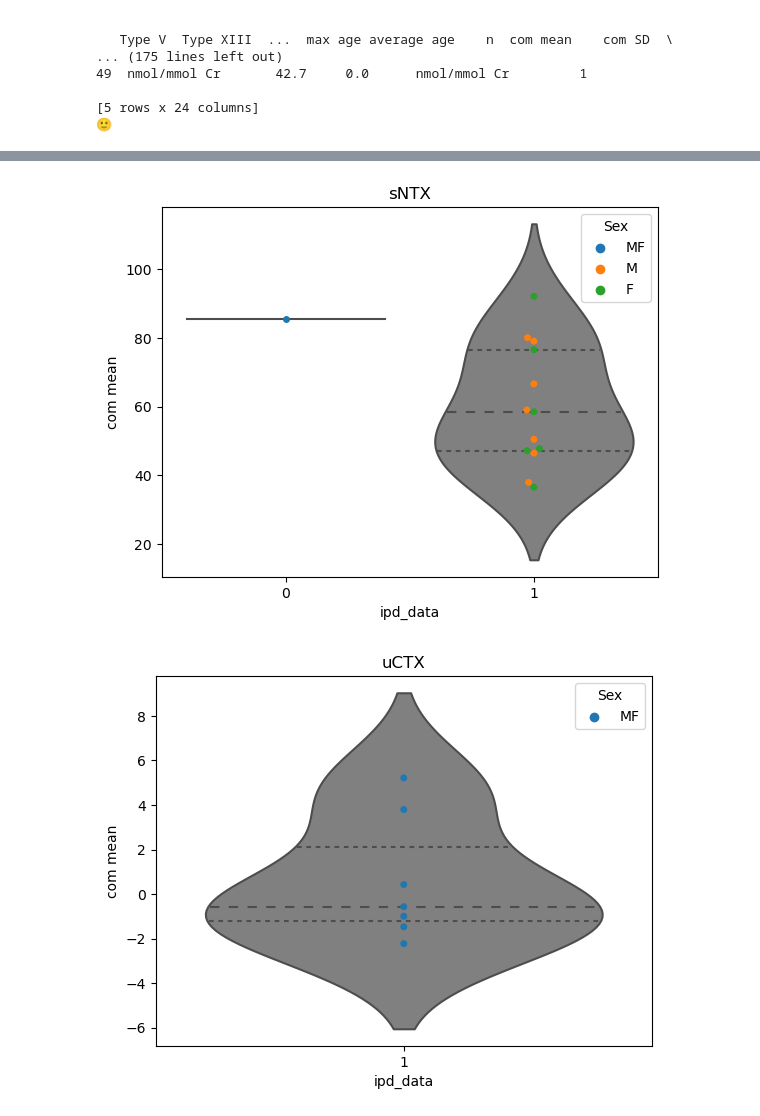
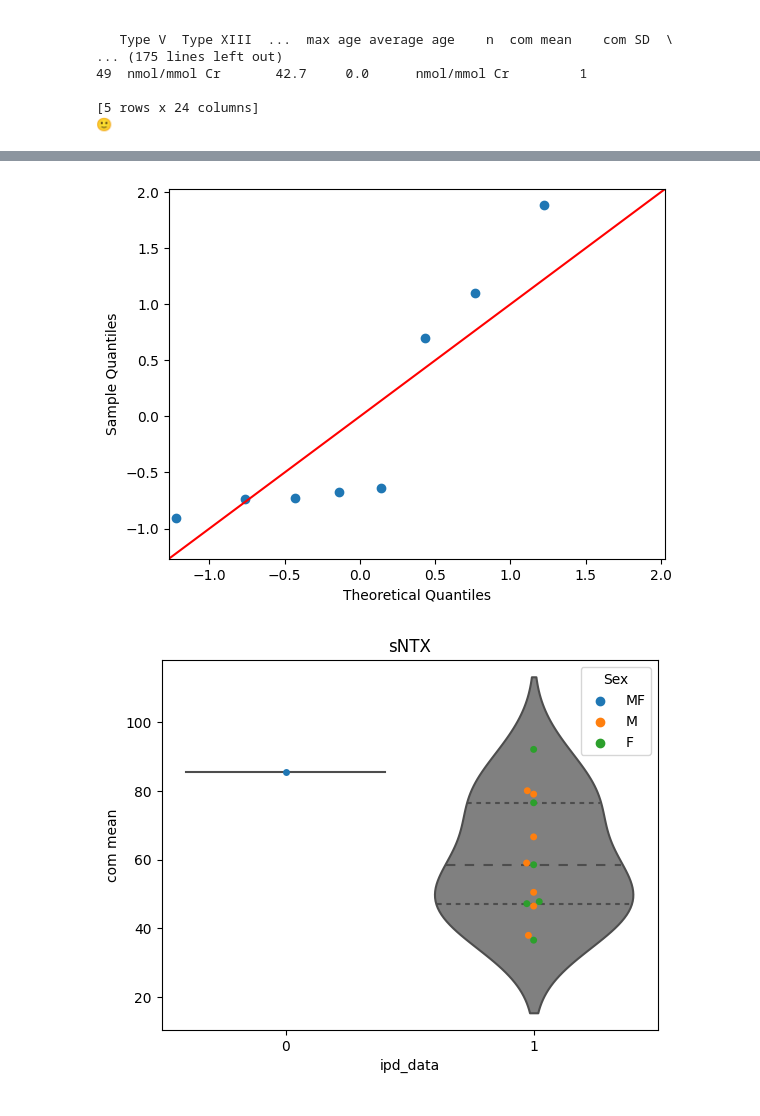
Before and after one commit to RareDiseaseData/rd_simulations, a Jupyter notebook: sirion_plots.ipynb, the cells around one changed output, grey strips where cells are left out. Saved outputs shown, nothing was run; the diff lists cells and outputs as text; code cells hidden in the pictures.

Commit message:
Q-Q plot and violin 20042023

```diff
--- a/sirion_plots.ipynb
+++ b/sirion_plots.ipynb
@@ -12,7 +12,7 @@ import pandas as pd # work with data frames
 import matplotlib.pyplot as plt # visual representation
 import seaborn as sns # son of the above, but easier, kind of
 # %%
-df = pd.read_excel('data\collagen_marker.xlsx', sheet_name='OI data only') # reading the Excel file
+df = pd.read_excel('/content/updated collagen degradation marker to Alberto.xlsx', sheet_name='OI data only') # reading the Excel file
 df # showing the contents
 # %% [output]
 |  | Code | Author, year | Sex | Male | Female | Type I | Type III | Type IV | Type V | Type XIII | ... |
@@ -112,19 +122,21 @@ sCTX
 # %%
 # Iteration based on the example above
 for name, group in gp:
     plt.figure() # create a figure
     plt.title(name) # place the marker name as the title of the figure
     sns.swarmplot( # this creates a swarm plot
         data = group, # based on this table (that comes from the gruops created before)
         x ='ipd_data', # this is the name of the x column
         y ='com mean', # the same for y axis
         hue="Sex" # colour points by some column
     )
     sns.violinplot(data = group, x = "ipd_data", y = "com mean", color='gray', inner="quartile")
     plt.show() # this shows the figure and "ends" the figure environment
                # this line and the 3rd makes an environment for figures
                # so we can combine multiple plots into a same figure
+    sm.qqplot(group["com mean"],  fit=True, line="45")
+    plt.show()
 # %% [output]
 [figure]
-[figure, old version]
+[figure, new version]
-[figure, old version]
+[figure, new version]
```
Also changed, not shown: parts of 2 cells of this notebook.
